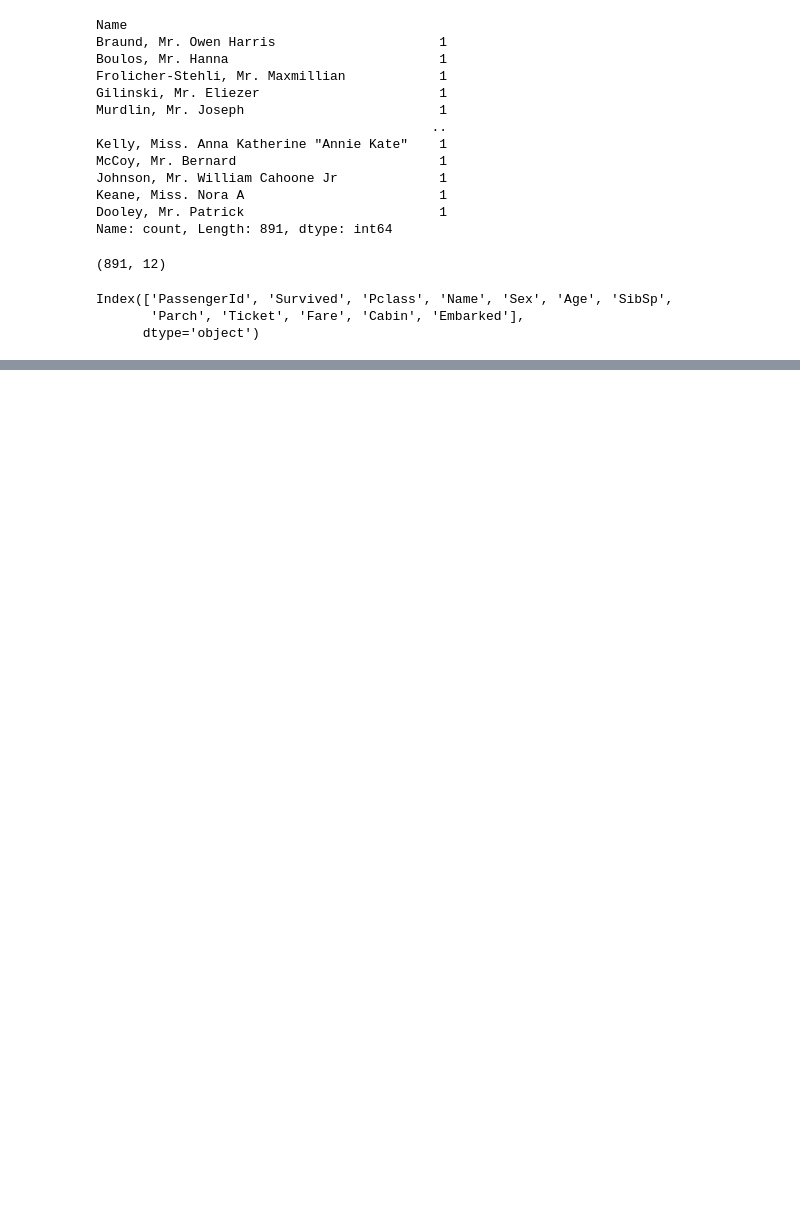
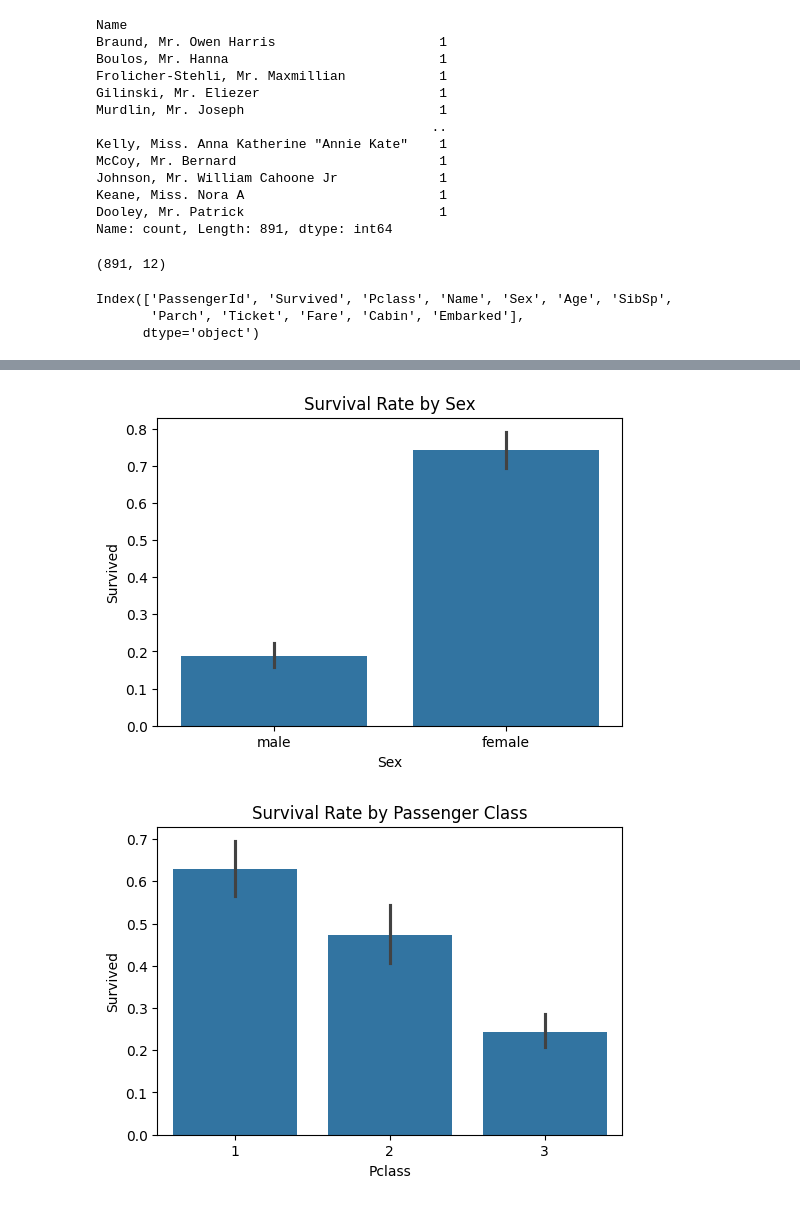
Before and after one commit to SINDHUSRI-09/task5, a Jupyter notebook: task5.ipynb, the cells around one changed output, grey strips where cells are left out. Cells and saved outputs as stored; diff of their text form; code cells hidden in the pictures; blank space fills up the shorter version.

```diff
--- a/task5.ipynb
+++ b/task5.ipynb
@@ -75,0 +97,33 @@ Index(['PassengerId', 'Survived', 'Pclass', 'Name', 'Sex', 'Age', 'SibSp',
+# %%
+# Bar plot: Survival rate by Sex
+plt.figure(figsize=(6, 4))
+sns.barplot(data=df, x='Sex', y='Survived')
+plt.title('Survival Rate by Sex')
+plt.show()
+
+# Bar plot: Survival rate by Pclass
+plt.figure(figsize=(6, 4))
+sns.barplot(data=df, x='Pclass', y='Survived')
+plt.title('Survival Rate by Passenger Class')
+plt.show()
+
+# Count plot: Embarked vs Survived
+plt.figure(figsize=(8, 6))
+sns.countplot(data=df, x='Embarked', hue='Survived')
+plt.title('Survival Count by Embarkation Port')
+plt.show()
+
+# Heatmap of correlations
+plt.figure(figsize=(10, 8))
+sns.heatmap(df.corr(numeric_only=True), annot=True, cmap='Blues', fmt='.2f')
+plt.title('Correlation Heatmap')
+plt.show()
+
+# Pairplot of selected features
+selected_features = ['Survived', 'Age', 'Fare', 'Pclass', 'SibSp', 'Parch']
+sns.pairplot(df[selected_features].dropna(), hue='Survived', palette='Set2')
+plt.suptitle('Pairplot of Key Features Colored by Survival', y=1.02)
+plt.show()
+# %% [output]
+[figure, added]
+[figure, added]
```
Also changed, not shown: parts of 4 cells of this notebook.
